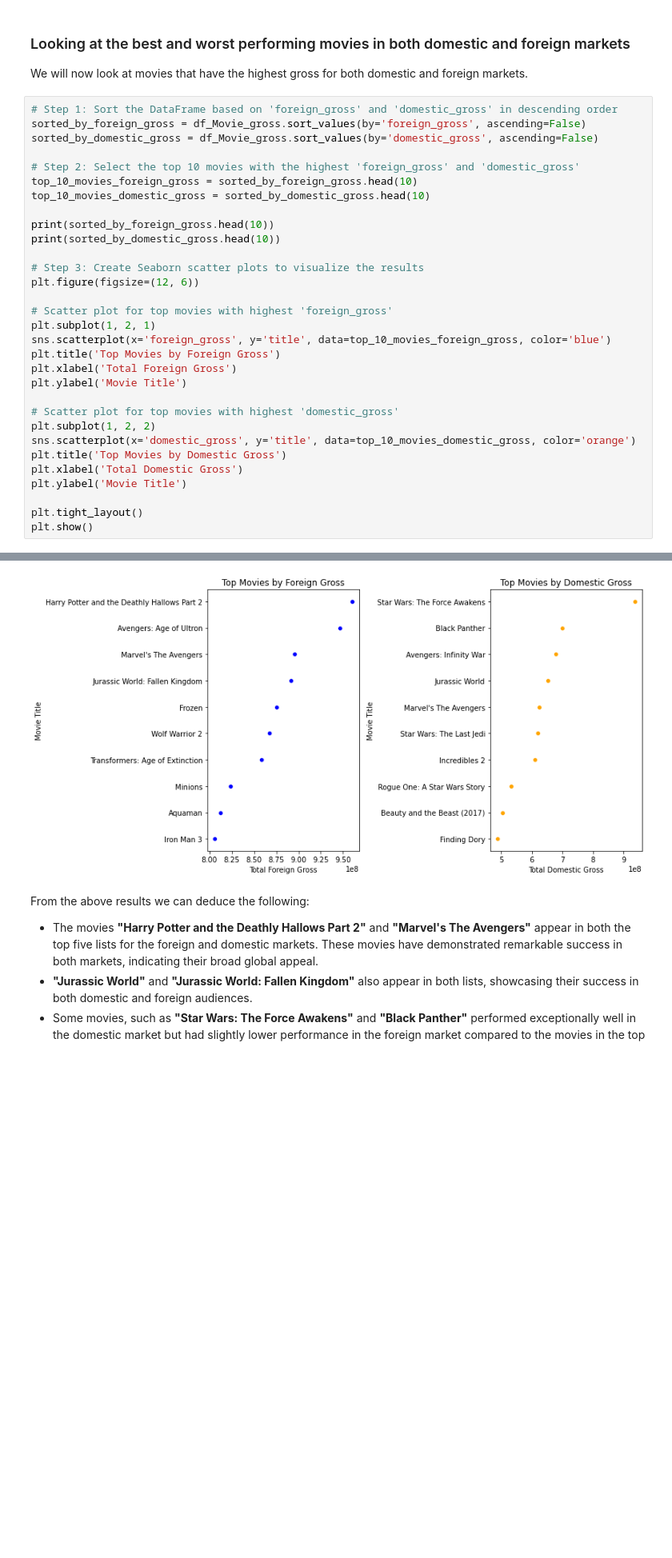
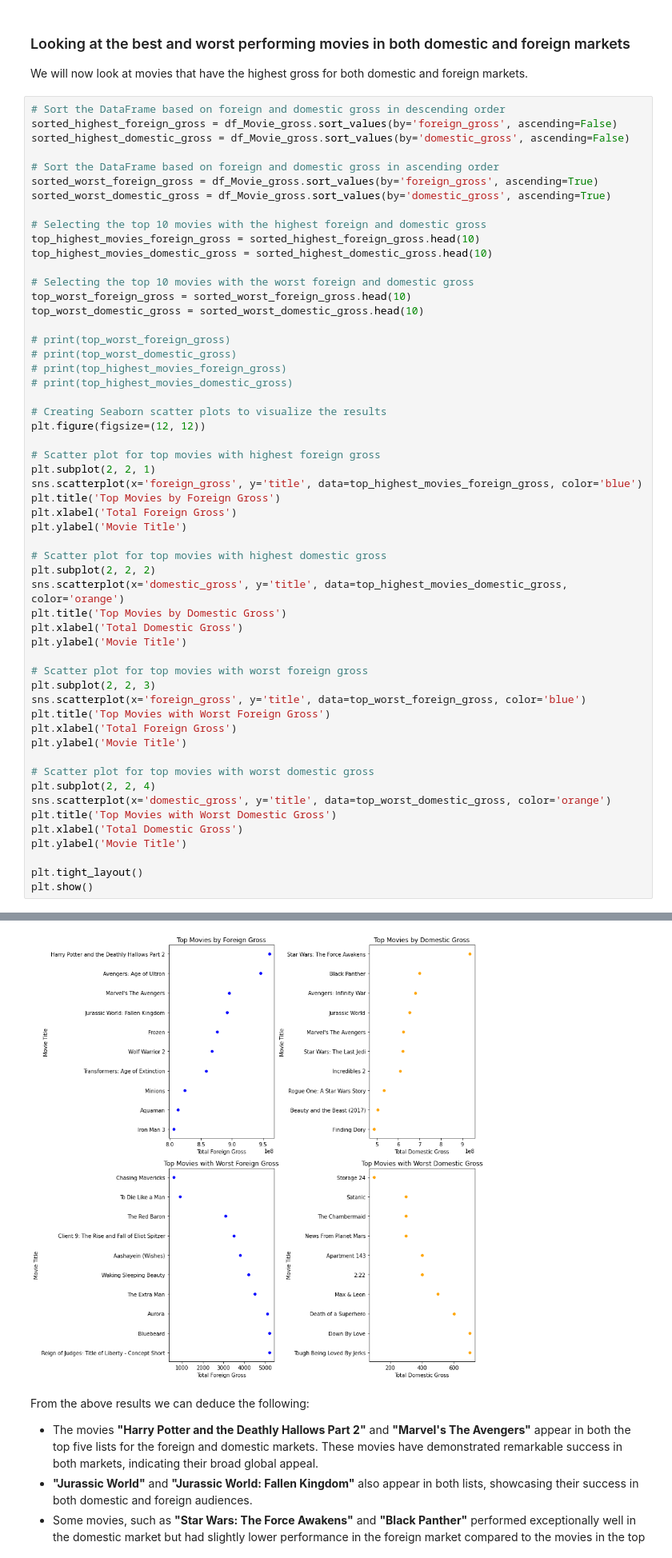
Before and after one commit to PeterMuthoma/Phase1_Project, a Jupyter notebook: student.ipynb, the cells around one changed output, grey strips where cells are left out. Shown at 80% size. Drawn from its saved outputs; the diff is of its cells as text; blank space fills up the shorter version.

```diff
--- a/student.ipynb
+++ b/student.ipynb
@@ -206,31 +211,55 @@ From this data we can deduce the following
 ### Looking at the best and worst performing movies in both domestic and foreign markets
 We will now look at movies that have the highest gross for both domestic and foreign markets.
 # %%
-# Step 1: Sort the DataFrame based on 'foreign_gross' and 'domestic_gross' in descending order
-sorted_by_foreign_gross = df_Movie_gross.sort_values(by='foreign_gross', ascending=False)
-sorted_by_domestic_gross = df_Movie_gross.sort_values(by='domestic_gross', ascending=False)
+# Sort the DataFrame based on foreign and domestic gross in descending order
+sorted_highest_foreign_gross = df_Movie_gross.sort_values(by='foreign_gross', ascending=False)
+sorted_highest_domestic_gross = df_Movie_gross.sort_values(by='domestic_gross', ascending=False)
 
-# Step 2: Select the top 10 movies with the highest 'foreign_gross' and 'domestic_gross'
-top_10_movies_foreign_gross = sorted_by_foreign_gross.head(10)
-top_10_movies_domestic_gross = sorted_by_domestic_gross.head(10)
+# Sort the DataFrame based on foreign and domestic gross in ascending order
+sorted_worst_foreign_gross = df_Movie_gross.sort_values(by='foreign_gross', ascending=True)
+sorted_worst_domestic_gross = df_Movie_gross.sort_values(by='domestic_gross', ascending=True)
 
-print(sorted_by_foreign_gross.head(10))
-print(sorted_by_domestic_gross.head(10))
+# Selecting the top 10 movies with the highest foreign and domestic gross
+top_highest_movies_foreign_gross = sorted_highest_foreign_gross.head(10)
+top_highest_movies_domestic_gross = sorted_highest_domestic_gross.head(10)
 
-# Step 3: Create Seaborn scatter plots to visualize the results
-plt.figure(figsize=(12, 6))
+# Selecting the top 10 movies with the worst foreign and domestic gross
+top_worst_foreign_gross = sorted_worst_foreign_gross.head(10)
+top_worst_domestic_gross = sorted_worst_domestic_gross.head(10)
 
-# Scatter plot for top movies with highest 'foreign_gross'
-plt.subplot(1, 2, 1)
-sns.scatterplot(x='foreign_gross', y='title', data=top_10_movies_foreign_gross, color='blue')
+# print(top_worst_foreign_gross)
+# print(top_worst_domestic_gross)
+# print(top_highest_movies_foreign_gross)
+# print(top_highest_movies_domestic_gross)
+
+# Creating Seaborn scatter plots to visualize the results
+plt.figure(figsize=(12, 12))
+
+# Scatter plot for top movies with highest foreign gross
+plt.subplot(2, 2, 1)
+sns.scatterplot(x='foreign_gross', y='title', data=top_highest_movies_foreign_gross, color='blue')
 plt.title('Top Movies by Foreign Gross')
 plt.xlabel('Total Foreign Gross')
 plt.ylabel('Movie Title')
 
-# Scatter plot for top movies with highest 'domestic_gross'
-plt.subplot(1, 2, 2)
-sns.scatterplot(x='domestic_gross', y='title', data=top_10_movies_domestic_gross, color='orange')
+# Scatter plot for top movies with highest domestic gross
+plt.subplot(2, 2, 2)
+sns.scatterplot(x='domestic_gross', y='title', data=top_highest_movies_domestic_gross, color='orange')
 plt.title('Top Movies by Domestic Gross')
+plt.xlabel('Total Domestic Gross')
+plt.ylabel('Movie Title')
+
+# Scatter plot for top movies with worst foreign gross
+plt.subplot(2, 2, 3)
+sns.scatterplot(x='foreign_gross', y='title', data=top_worst_foreign_gross, color='blue')
+plt.title('Top Movies with Worst Foreign Gross')
+plt.xlabel('Total Foreign Gross')
+plt.ylabel('Movie Title')
+
+# Scatter plot for top movies with worst domestic gross
+plt.subplot(2, 2, 4)
+sns.scatterplot(x='domestic_gross', y='title', data=top_worst_domestic_gross, color='orange')
+plt.title('Top Movies with Worst Domestic Gross')
 plt.xlabel('Total Domestic Gross')
 plt.ylabel('Movie Title')
 
@@ -257,4 +269,4 @@ plt.show()
-[figure, old version]
+[figure, new version]
 # %% [markdown]
 From the above results we can deduce the following:
 * The movies **"Harry Potter and the Deathly Hallows Part 2"** and **"Marvel's The Avengers"** appear in both the top five lists for the foreign and domestic markets. These movies have demonstrated remarkable success in both markets, indicating their broad global appeal.
```
Also changed, not shown: parts of 25 cells of this notebook.
